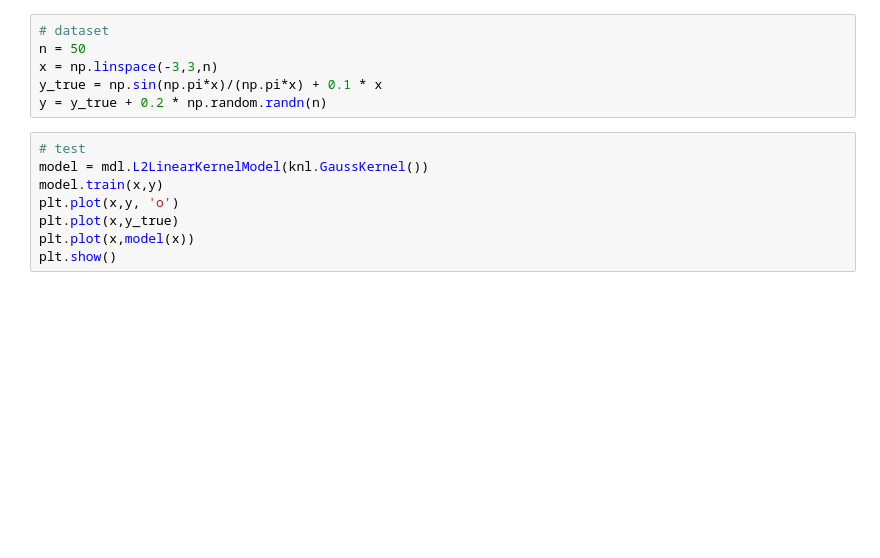
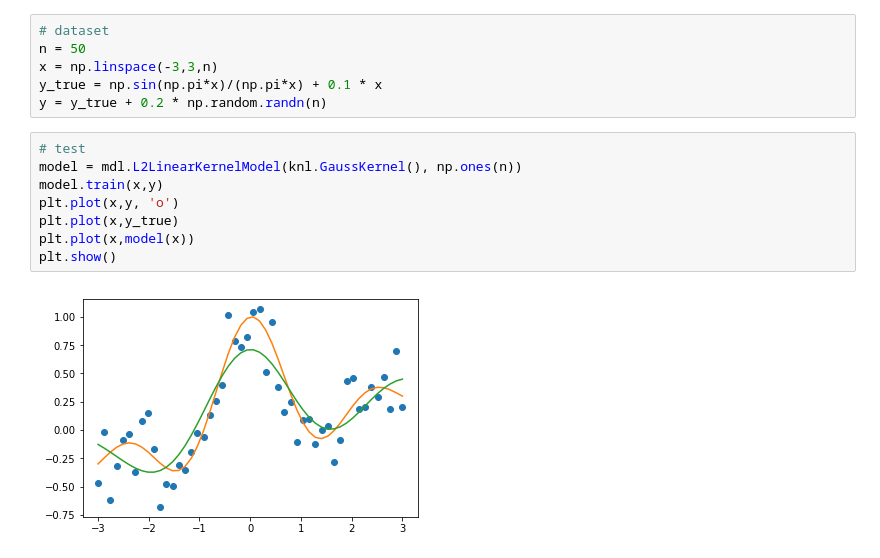
Before and after one commit to EndoYuuki/LinearKernelRegression, a Jupyter notebook: gausskernel_l2_crossvalidation.ipynb, the cells around one changed output. Drawn from its saved outputs; the diff is of its cells as text; blank space fills up the shorter version.

```diff
--- a/gausskernel_l2_crossvalidation.ipynb
+++ b/gausskernel_l2_crossvalidation.ipynb
@@ -12,10 +12,12 @@ y_true = np.sin(np.pi*x)/(np.pi*x) + 0.1 * x
 y = y_true + 0.2 * np.random.randn(n)
 # %%
 # test
-model = mdl.L2LinearKernelModel(knl.GaussKernel())
+model = mdl.L2LinearKernelModel(knl.GaussKernel(), np.ones(n))
 model.train(x,y)
 plt.plot(x,y, 'o')
 plt.plot(x,y_true)
 plt.plot(x,model(x))
 plt.show()
+# %% [output]
+[figure, added]
 # %%
```
Also changed, not shown: parts of 1 cell of this notebook, 2 other files.
